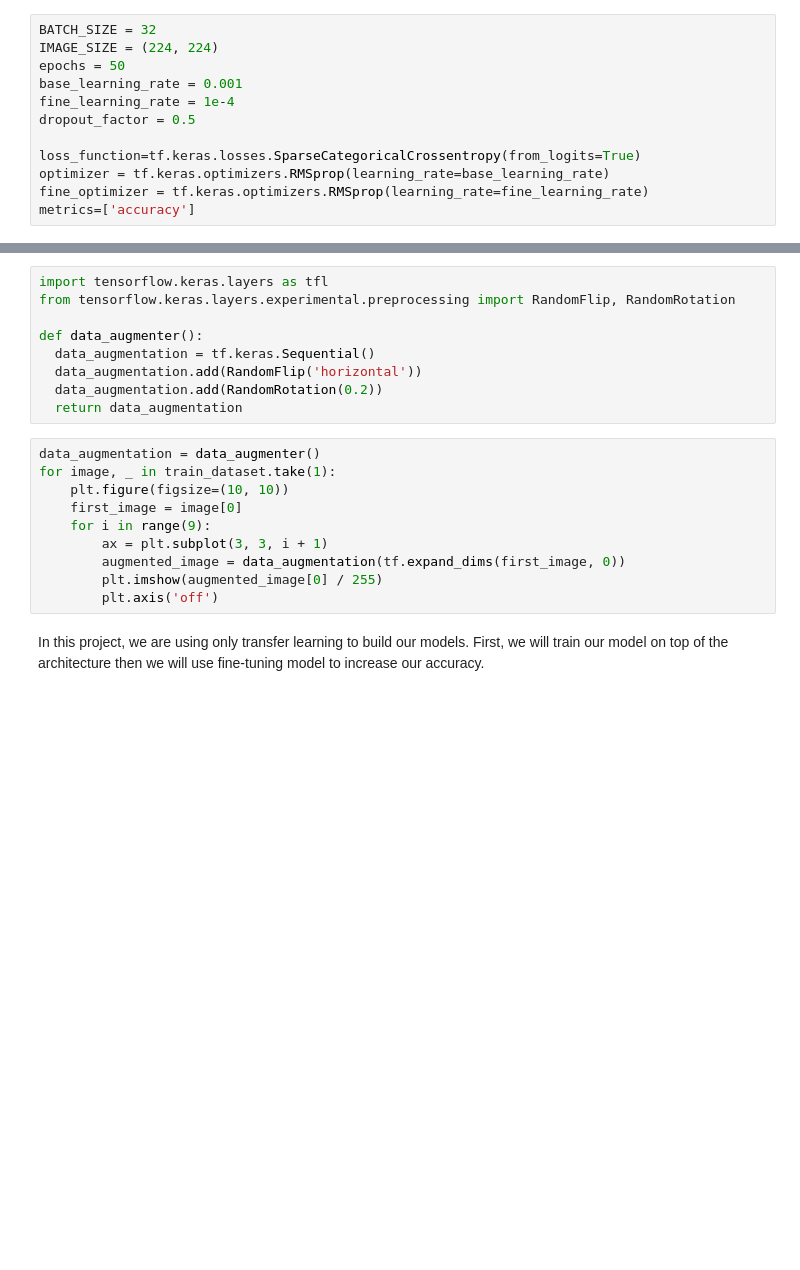
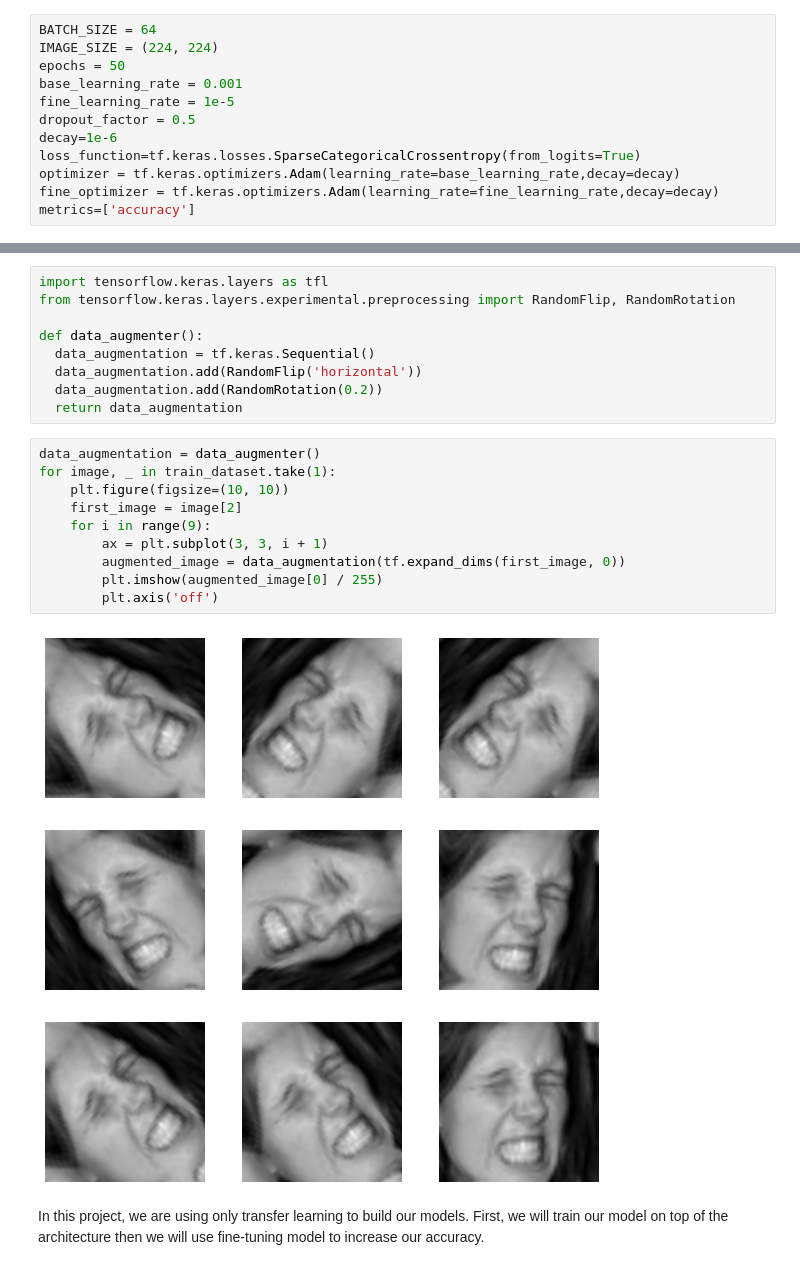
Before and after one commit to Ahmed-Camara/Facial-Emotion-Detection-using-deep-learning, a Jupyter notebook: Human_face_emotion_detection.ipynb, the cells around one changed output, grey strips where cells are left out. Cells and saved outputs as stored; diff of their text form; blank space fills up the shorter version.

```diff
--- a/Human_face_emotion_detection.ipynb
+++ b/Human_face_emotion_detection.ipynb
@@ -62,16 +39,16 @@ plt.show()
 # %% [markdown]
 #### Hyperparameters && parameters
 # %%
-BATCH_SIZE = 32
+BATCH_SIZE = 64
 IMAGE_SIZE = (224, 224)
 epochs = 50
 base_learning_rate = 0.001
-fine_learning_rate = 1e-4
+fine_learning_rate = 1e-5
 dropout_factor = 0.5
-
+decay=1e-6
 loss_function=tf.keras.losses.SparseCategoricalCrossentropy(from_logits=True)
-optimizer = tf.keras.optimizers.RMSprop(learning_rate=base_learning_rate)
-fine_optimizer = tf.keras.optimizers.RMSprop(learning_rate=fine_learning_rate)
+optimizer = tf.keras.optimizers.Adam(learning_rate=base_learning_rate,decay=decay)
+fine_optimizer = tf.keras.optimizers.Adam(learning_rate=fine_learning_rate,decay=decay)
 metrics=['accuracy']
 # %% [markdown]
 #### Load data
@@ -116,13 +103,15 @@ def data_augmenter():
 # %%
 data_augmentation = data_augmenter()
 for image, _ in train_dataset.take(1):
     plt.figure(figsize=(10, 10))
-    first_image = image[0]
+    first_image = image[2]
     for i in range(9):
         ax = plt.subplot(3, 3, i + 1)
         augmented_image = data_augmentation(tf.expand_dims(first_image, 0))
         plt.imshow(augmented_image[0] / 255)
         plt.axis('off')
+# %% [output]
+[figure, added]
 # %% [markdown]
 In this project, we are using only transfer learning to build our models. First, we will train our model on top of the architecture then we will use fine-tuning model to increase our accuracy.
 # %%
```
Also changed, not shown: parts of 19 cells of this notebook.
